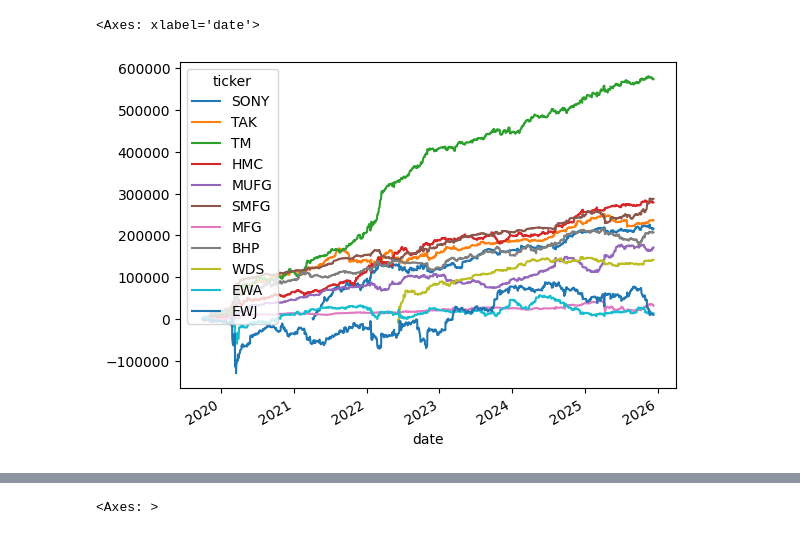
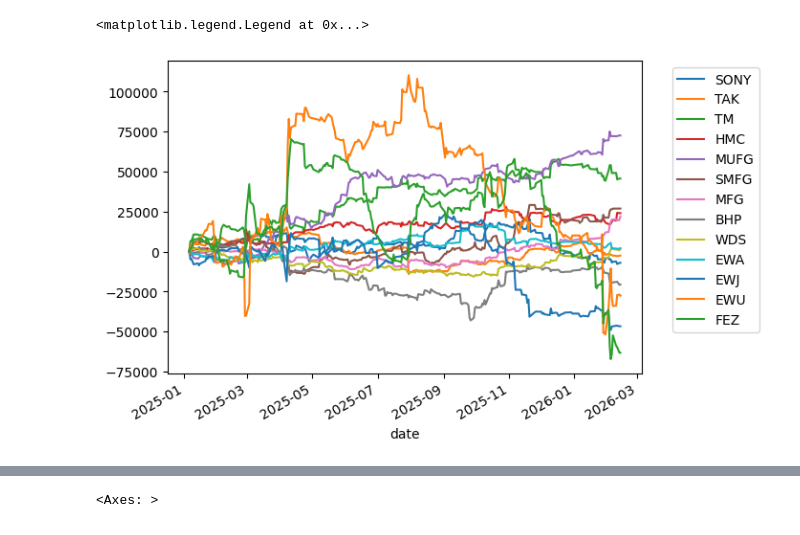
Before and after one commit to petermelq/research_adr, a Jupyter notebook: notebooks/bt_with_fees2.ipynb, the cells around one changed output, grey strips where cells are left out. Saved outputs shown, nothing was run; the diff lists cells and outputs as text; code cells hidden in the pictures.

```diff
--- a/notebooks/bt_with_fees2.ipynb
+++ b/notebooks/bt_with_fees2.ipynb
@@ -7,7 +7,7 @@ import datetime as dt
 
 #bt_dir = '../adr_results/1400_1e-4_var_penalty_from_2021'
 #bt_dir = '../adr_results/1e-4_all_europe_pos_constraint_1430_2pct_exclusions/'
-bt_dir = '../adr_results/turnover_lookback/'
+bt_dir = '../adr_results/full_to_2026/'
 #bt_dir = '../adr_results/ohlcv_db_data/'
 
 pnl = pd.read_csv(os.path.join(bt_dir, 'pnl.csv', ), index_col=0, parse_dates=True)
@@ -144,6 +141,7 @@ trade_df['date'] = trade_df['timestamp'].dt.date
 position_df = trade_df[['date','ticker','size']].groupby(['date','ticker'])['size'].sum().unstack().fillna(0).cumsum()
 notional_trade_df = trade_df.copy()
 notional_trade_df['value'] = notional_trade_df['size'] * notional_trade_df['price']
+notional_trade_df['abs_value'] = notional_trade_df['value'].abs()
 
 cash_flow = -notional_trade_df.groupby(['date','ticker'])['value'].sum()
 
@@ -157,7 +155,10 @@ gmv = position_value.abs()
 by_ticker = cash_flow.unstack()
 by_ticker.index = pd.to_datetime(by_ticker.index)
 # %%
-by_ticker[['SONY','TAK','TM','HMC','MUFG','SMFG','MFG','BHP','WDS','EWA','EWJ']].cumsum().plot()
+import matplotlib.pyplot as plt
+by_ticker[['SONY','TAK','TM','HMC','MUFG','SMFG','MFG','BHP','WDS','EWA','EWJ','EWU','FEZ']].loc['2025':].cumsum().plot()
+# placing legend outside plot
+plt.legend(bbox_to_anchor=(1.05, 1), loc='upper left')
 # %% [output]
-<Axes: xlabel='date'>
+<matplotlib.legend.Legend at 0x...>
-[figure, old version]
+[figure, new version]
```
Also changed, not shown: parts of 14 cells of this notebook.
